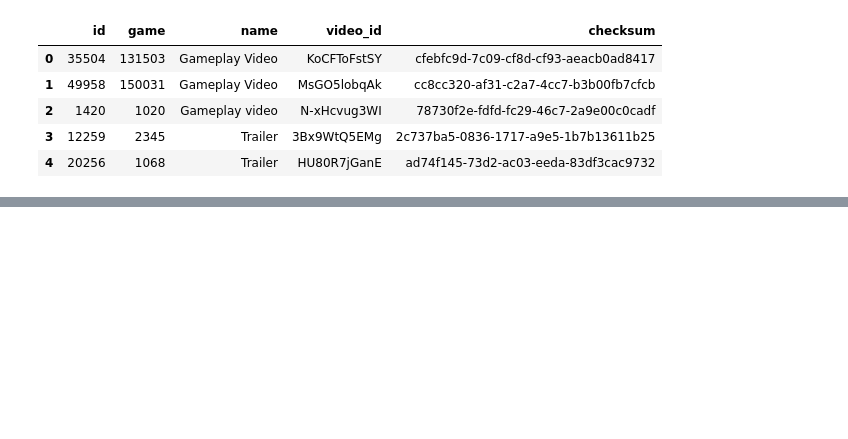
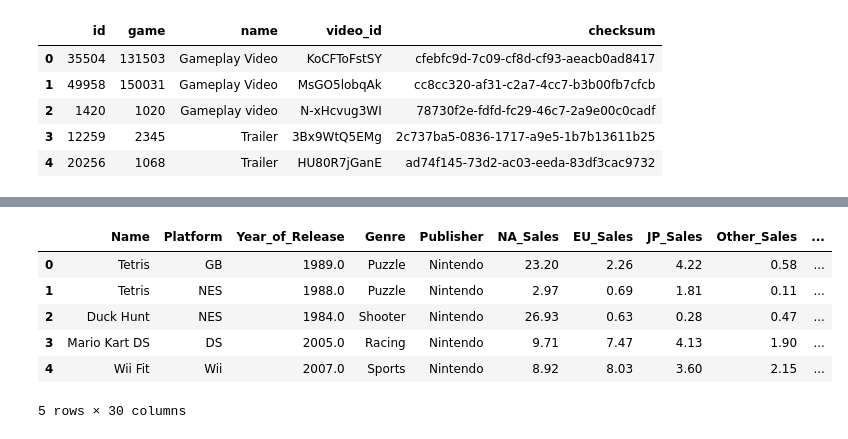
Before and after one commit to Voland24/Videogame-Price-prediction-via-ML, a Jupyter notebook: SIAP_Rezultati.ipynb, the cells around one changed output, grey strips where cells are left out. Cells and saved outputs as stored; diff of their text form; code cells hidden in the pictures; blank space fills up the shorter version.

```diff
--- a/SIAP_Rezultati.ipynb
+++ b/SIAP_Rezultati.ipynb
@@ -35,0 +187,10 @@ df_video_ids.head()
+# %%
+df_new_combined.head()
+# %% [output]
+|  | Name | Platform | Year_of_Release | Genre | Publisher | NA_Sales | EU_Sales | JP_Sales | Other_Sales | ... |
+| 0 | Tetris | GB | 1989.0 | Puzzle | Nintendo | 23.20 | 2.26 | 4.22 | 0.58 | ... |
+| 1 | Tetris | NES | 1988.0 | Puzzle | Nintendo | 2.97 | 0.69 | 1.81 | 0.11 | ... |
+| 2 | Duck Hunt | NES | 1984.0 | Shooter | Nintendo | 26.93 | 0.63 | 0.28 | 0.47 | ... |
+| 3 | Mario Kart DS | DS | 2005.0 | Racing | Nintendo | 9.71 | 7.47 | 4.13 | 1.90 | ... |
+| 4 | Wii Fit | Wii | 2007.0 | Sports | Nintendo | 8.92 | 8.03 | 3.60 | 2.15 | ... |
+5 rows × 30 columns
```
Also changed, not shown: parts of 25 cells of this notebook.
